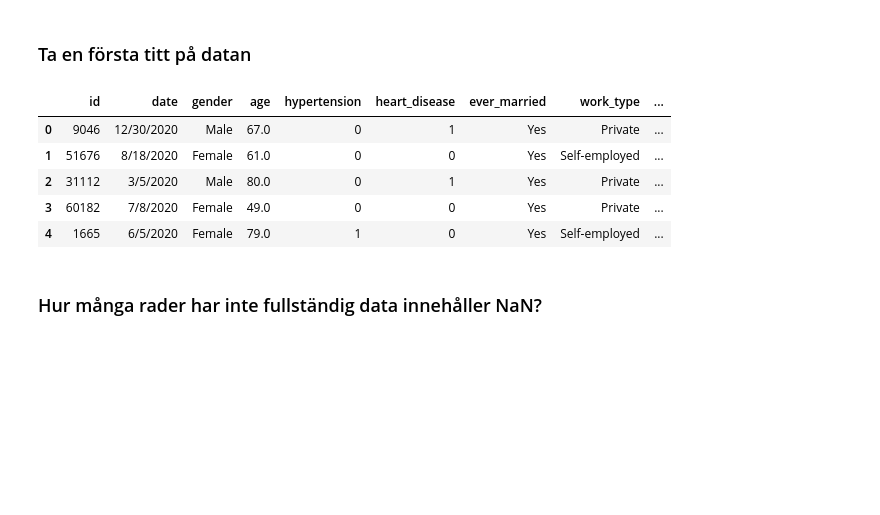
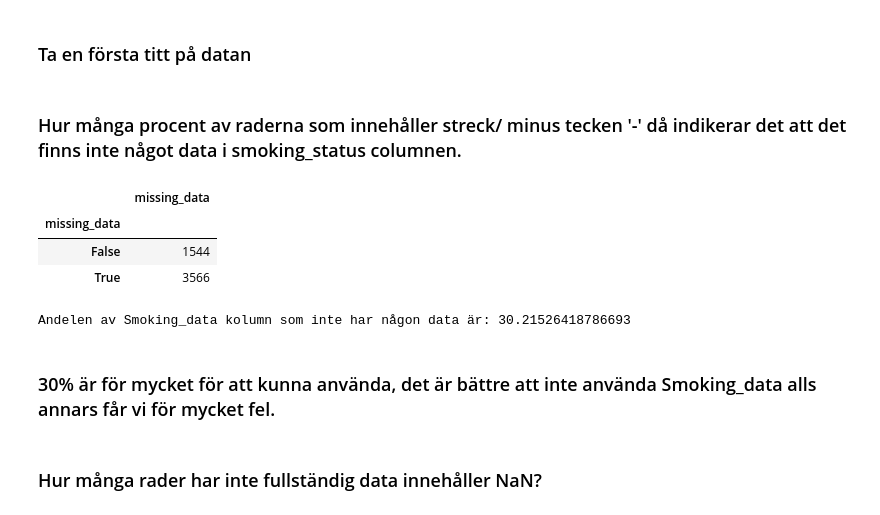
Before and after one commit to tfr10sj1/Kurs2_AI, a Jupyter notebook: Inlamningsuppgift_2_Sam_Jabbar.ipynb, the cells around one changed output. Saved outputs shown, nothing was run; the diff lists cells and outputs as text; code cells hidden in the pictures; blank space fills up the shorter version.

```diff
--- a/Inlamningsuppgift_2_Sam_Jabbar.ipynb
+++ b/Inlamningsuppgift_2_Sam_Jabbar.ipynb
@@ -369,13 +369,29 @@ Summera hur datasetet ser ut i nuvarande läge i dina markdowns. Storlek, kolumn
 # %%
 # I can see missing data in (bmi-Column) already!
 data.head()
+test_data = data.copy()
+#data = 5110 rows × 14 columns
-# %% [output]
-|  | id | date | gender | age | hypertension | heart_disease | ever_married | work_type | ... |
-| 0 | 9046 | 12/30/2020 | Male | 67.0 | 0 | 1 | Yes | Private | ... |
-| 1 | 51676 | 8/18/2020 | Female | 61.0 | 0 | 0 | Yes | Self-employed | ... |
-| 2 | 31112 | 3/5/2020 | Male | 80.0 | 0 | 1 | Yes | Private | ... |
-| 3 | 60182 | 7/8/2020 | Female | 49.0 | 0 | 0 | Yes | Private | ... |
-| 4 | 1665 | 6/5/2020 | Female | 79.0 | 1 | 0 | Yes | Self-employed | ... |
+# %% [markdown]
+### Hur många procent av raderna som innehåller streck/ minus tecken '-' då indikerar det att det finns inte något data i smoking_status columnen.
+# %%
+test_data.loc[(test_data['smoking_status'] == '-') , 'missing_data'] = False
+test_data.loc[(data['smoking_status'] != '-') , 'missing_data'] = True
+
+miss = test_data.groupby('missing_data')[['missing_data']].count()
+miss
+# %% [output]
+|  | missing_data |
+| missing_data |  |
+| False | 1544 |
+| True | 3566 |
+# %%
+#rows = 5110
+
+print('Andelen av Smoking_data kolumn som inte har någon data är:', (1544/5110)*100)
+# %% [output]
+Andelen av Smoking_data kolumn som inte har någon data är: 30.21526418786693
+# %% [markdown]
+### 30% är för mycket för att kunna använda, det är bättre att inte använda Smoking_data alls annars får vi för mycket fel.
 # %% [markdown]
 ### Hur många rader har inte fullständig data innehåller NaN?
 # %%
```
Also changed, not shown: parts of 10 cells of this notebook.
